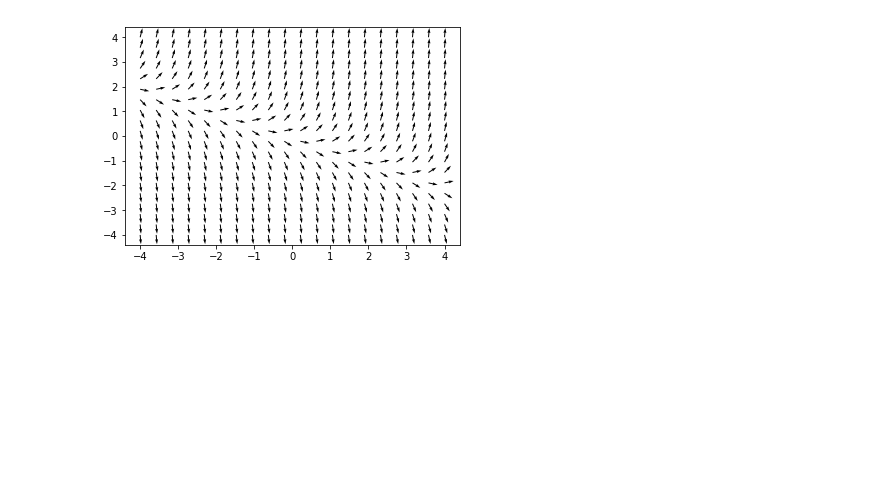
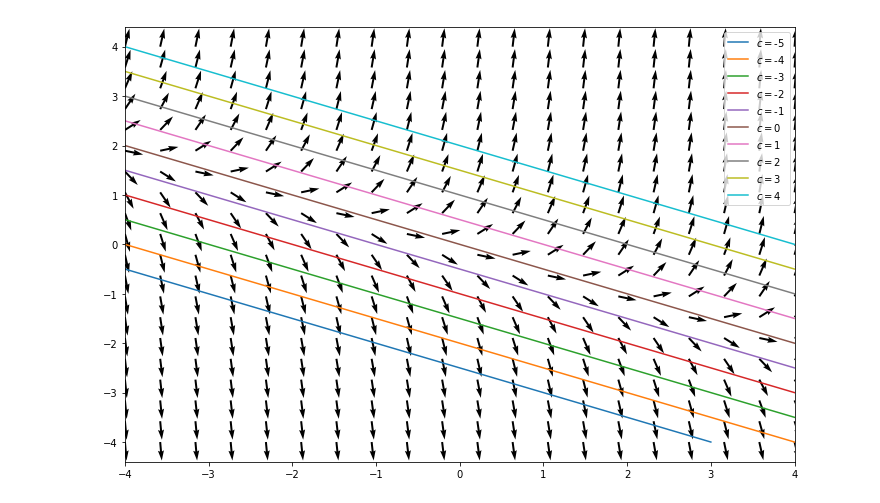
Before and after one commit to variscarey/M3200, a Jupyter notebook: notebooks/isoclines.ipynb, the cells around one changed output. Cells and saved outputs as stored; diff of their text form; code cells hidden in the pictures; blank space fills up the shorter version.

```diff
--- a/notebooks/isoclines.ipynb
+++ b/notebooks/isoclines.ipynb
@@ -1,18 +1,28 @@
 # %%
 import numpy as np
 import matplotlib.pyplot as plt
+plt.rcParams['figure.figsize'] = (12, 8)
 
 def tplus2y(t,y):
     return t+2*y
 
 def isocline(func,t=np.array([-4.0,4.0]),y=np.array([-4.0,4.0])):
     tgrid=np.linspace(t[0],t[1],20)
     ygrid=np.linspace(y[0],y[1],20)
     TP,YP = np.meshgrid(tgrid,ygrid)
     temp=np.arctan(func(TP,YP))
     plt.quiver(TP,YP,np.cos(temp),np.sin(temp))
-    plt.show()
+    #plt.show()
+fig,ax=plt.subplots()
+ax.set_xlim(-4,4)
+y=np.linspace(-4,4,40)
+isocline(tplus2y)
+for c in range(-5,5):
+    t=c-2*y
+    plt.plot(t,y,label='$c=$'+str(c))
 
-isocline(tplus2y)
+#ax.set_xlim(-4,4)
+plt.legend()
+plt.show()
 # %% [output]
-[figure, old version]
+[figure, new version]
```
Also changed, not shown: 1 other file.
